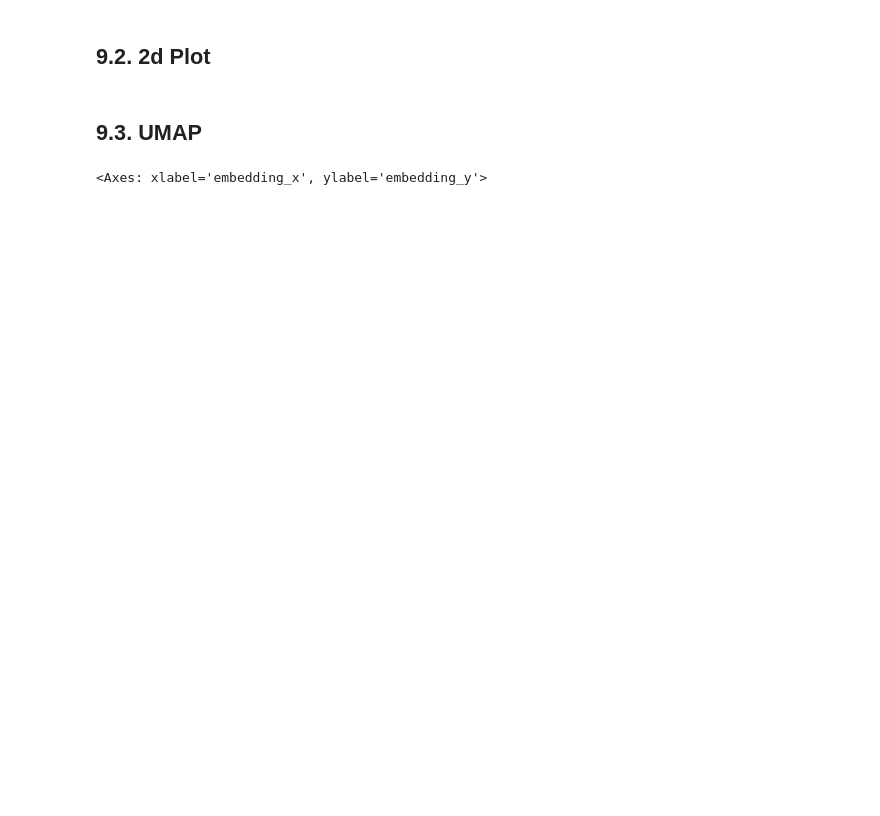
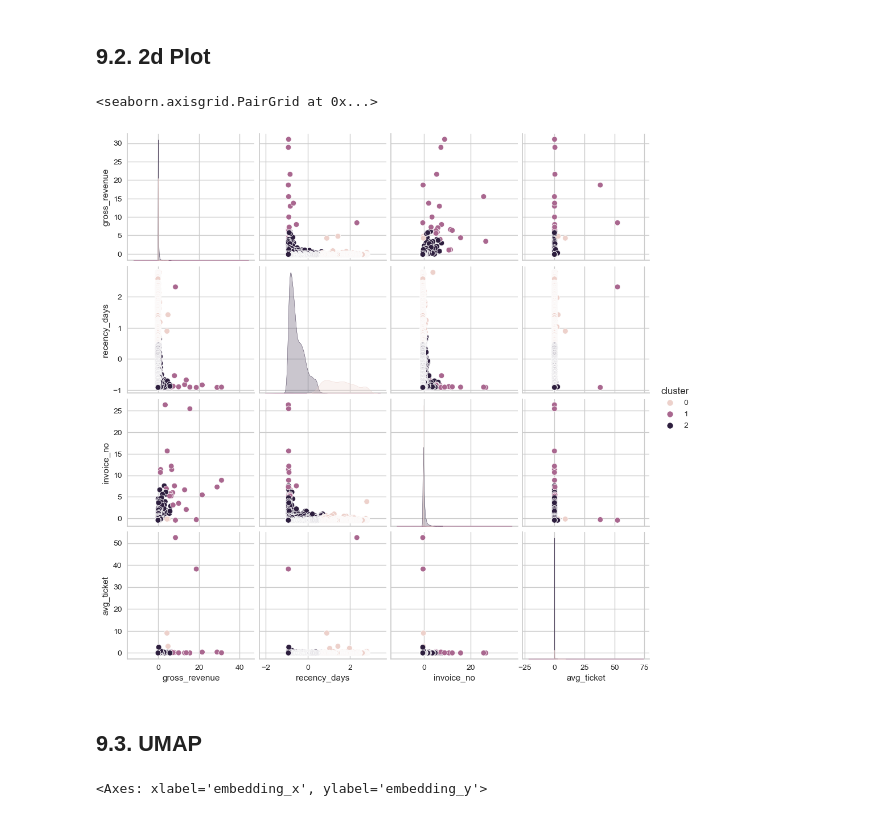
Before and after one commit to raquelEllem/insiders_clustering, a Jupyter notebook: notebooks/3.0.metrics.ipynb, the cells around one changed output. Drawn from its saved outputs; the diff is of its cells as text; code cells hidden in the pictures; blank space fills up the shorter version.

```diff
--- a/notebooks/3.0.metrics.ipynb
+++ b/notebooks/3.0.metrics.ipynb
@@ -633,11 +635,14 @@ visualizer.finalize()
 # %% [markdown]
 ## 9.2. 2d Plot
 # %%
-# # Criando um DataFrame para visualização sem a coluna 'customer_id'
-# df_viz = df9.drop(columns='customer_id', axis=1)
+# Criando um DataFrame para visualização sem a coluna 'customer_id'
+df_viz = df9.drop(columns='customer_id', axis=1)
 
-# # Criando um pairplot com cores definidas pelo cluster
-# sns.pairplot(df_viz, hue='cluster')
+# Criando um pairplot com cores definidas pelo cluster
+sns.pairplot(df_viz, hue='cluster')
+# %% [output]
+<seaborn.axisgrid.PairGrid at 0x...>
+[figure, added]
 # %% [markdown]
 ## 9.3. UMAP
 # %%
```
Also changed, not shown: parts of 9 cells of this notebook, 2 other files.
